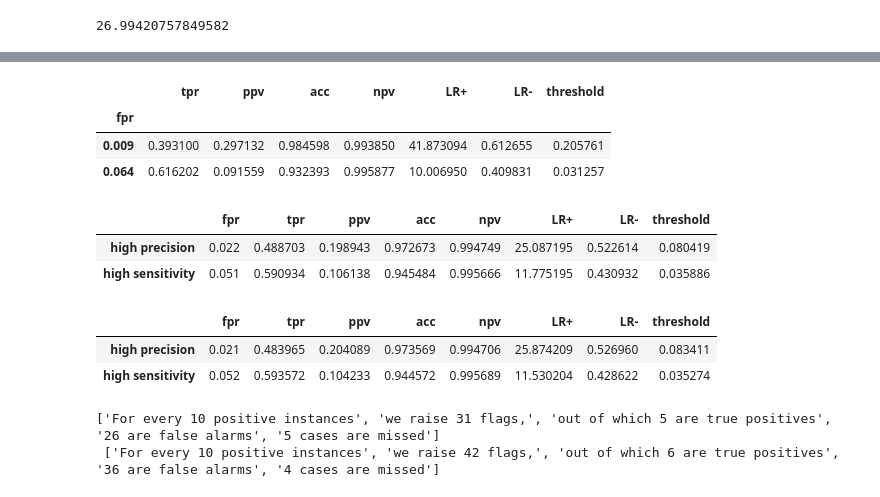
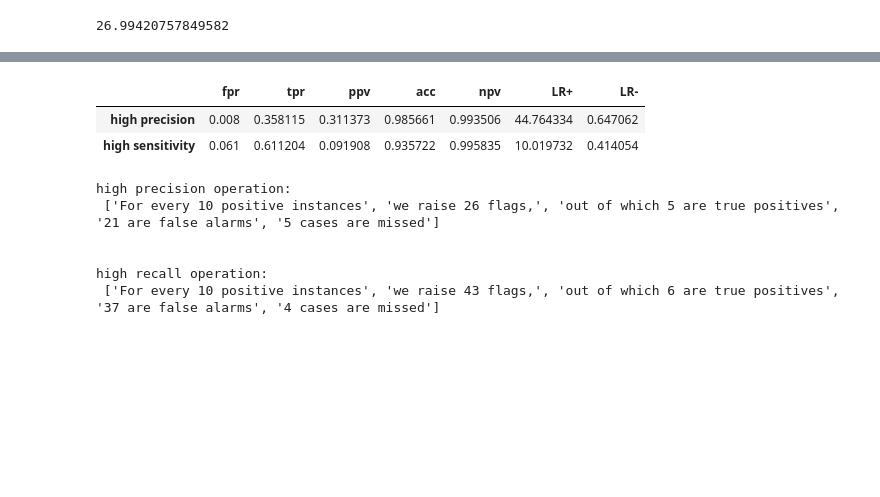
Before and after one commit to zeroknowledgediscovery/zedstat, a Jupyter notebook: examples/example1.ipynb, the cells around one changed output, grey strips where cells are left out. Cells and saved outputs as stored; diff of their text form; code cells hidden in the pictures; blank space fills up the shorter version.

```diff
--- a/examples/example1.ipynb
+++ b/examples/example1.ipynb
@@ -12,6 +12,11 @@ df=pd.read_csv('examples_data/roc2.csv')
 df=df.sort_values('fpr')
 #df=df.drop('threshold',axis=1)
 # %%
-zt=zedstat(df=df,order=3,total_samples=100000,positive_samples=1000,alpha=0.1,prevalence=.01)
+zt=zedstat(df=df,
+           order=3,
+           total_samples=100000,
+           positive_samples=1000,
+           alpha=0.1,
+           prevalence=.01)
 # %%
 zt.smooth(STEP=0.001)
@@ -131,30 +69,18 @@ wf[(wf['LR+']>LRplus)& (wf['LR-']<LRminus) ]
-# %%
-pd.concat([wf[(wf['LR+']>LRplus)
-                          & (wf['LR-']<LRminus) ]\
-                       .sort_values('ppv',ascending=False).head(n),
-                       wf[(wf['LR+']>LRplus)
-                          & (wf['LR-']<LRminus) ]\
-                       .sort_values('tpr',ascending=False).head(n)])
-# %% [output]
-|  | tpr | ppv | acc | npv | LR+ | LR- | threshold |
-| fpr |  |  |  |  |  |  |  |
-| 0.009 | 0.393100 | 0.297132 | 0.984598 | 0.993850 | 41.873094 | 0.612655 | 0.205761 |
-| 0.064 | 0.616202 | 0.091559 | 0.932393 | 0.995877 | 10.006950 | 0.409831 | 0.031257 |
-# %%
-zt.operating_zone(LRminus=.65)
-# %% [output]
-|  | fpr | tpr | ppv | acc | npv | LR+ | LR- | threshold |
-| high precision | 0.022 | 0.488703 | 0.198943 | 0.972673 | 0.994749 | 25.087195 | 0.522614 | 0.080419 |
-| high sensitivity | 0.051 | 0.590934 | 0.106138 | 0.945484 | 0.995666 | 11.775195 | 0.430932 | 0.035886 |
 # %%
 zt.operating_zone(LRminus=.65)
 rf0,txt0=zt.interpret(fpr=zt._operating_zone.fpr.values[0],number_of_positives=10)
 rf1,txt1=zt.interpret(fpr=zt._operating_zone.fpr.values[1],number_of_positives=10)
-display(xxx)
-print(txt0,'\n',txt1)
+display(zt._operating_zone)
+print('high precision operation:\n',txt0)
+print('\n')
+print('high recall operation:\n',txt1)
 # %% [output]
-|  | fpr | tpr | ppv | acc | npv | LR+ | LR- | threshold |
-| high precision | 0.021 | 0.483965 | 0.204089 | 0.973569 | 0.994706 | 25.874209 | 0.526960 | 0.083411 |
-| high sensitivity | 0.052 | 0.593572 | 0.104233 | 0.944572 | 0.995689 | 11.530204 | 0.428622 | 0.035274 |
+|  | fpr | tpr | ppv | acc | npv | LR+ | LR- |
+| high precision | 0.008 | 0.358115 | 0.311373 | 0.985661 | 0.993506 | 44.764334 | 0.647062 |
+| high sensitivity | 0.061 | 0.611204 | 0.091908 | 0.935722 | 0.995835 | 10.019732 | 0.414054 |
-['For every 10 positive instances', 'we raise 31 flags,', 'out of which 5 are true positives', '26 are false alarms', '5 cases are missed']
- ['For every 10 positive instances', 'we raise 42 flags,', 'out of which 6 are true positives', '36 are false alarms', '4 cases are missed']
+high precision operation:
+ ['For every 10 positive instances', 'we raise 26 flags,', 'out of which 5 are true positives', '21 are false alarms', '5 cases are missed']
+
+
+high recall operation:
+ ['For every 10 positive instances', 'we raise 43 flags,', 'out of which 6 are true positives', '37 are false alarms', '4 cases are missed']
```
Also changed, not shown: parts of 18 cells of this notebook, 10 other files.
